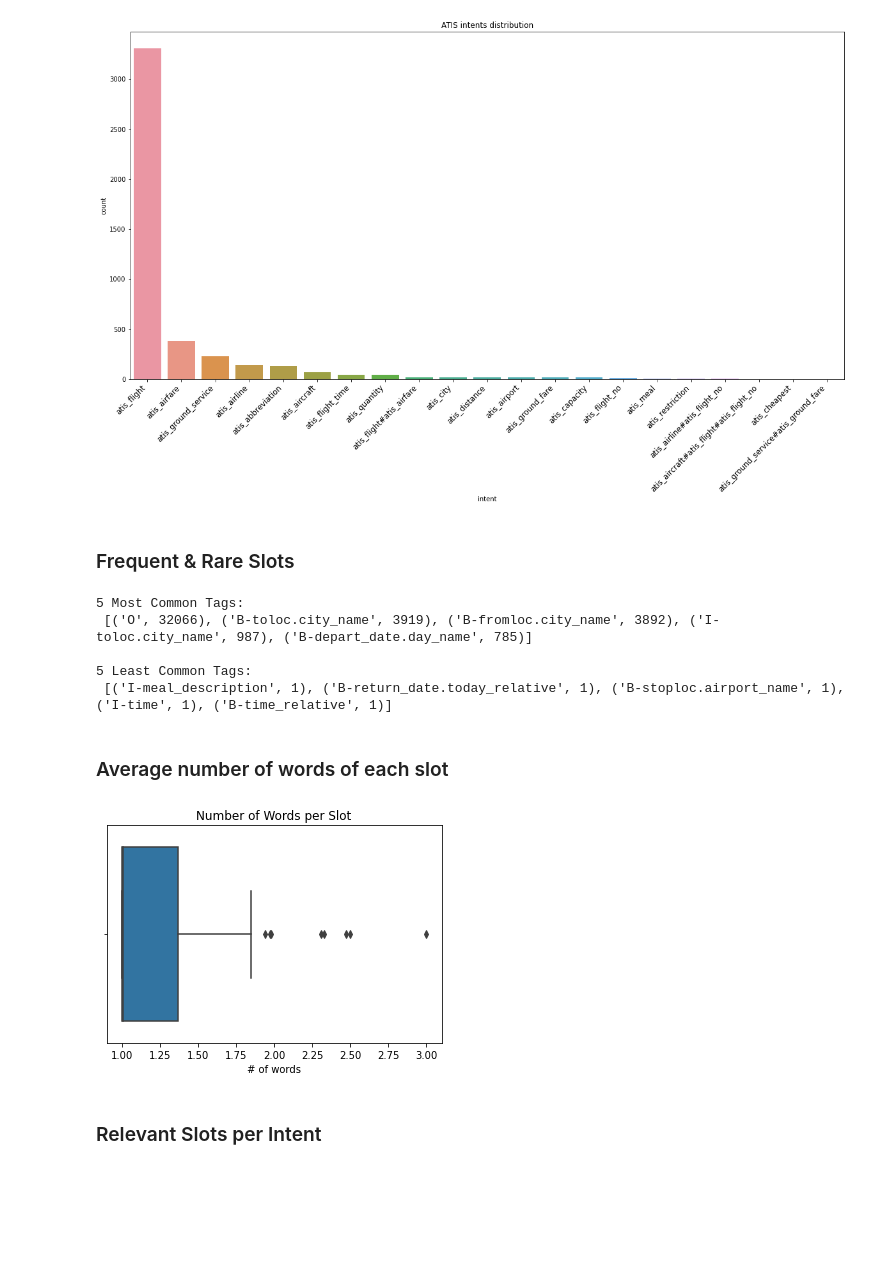
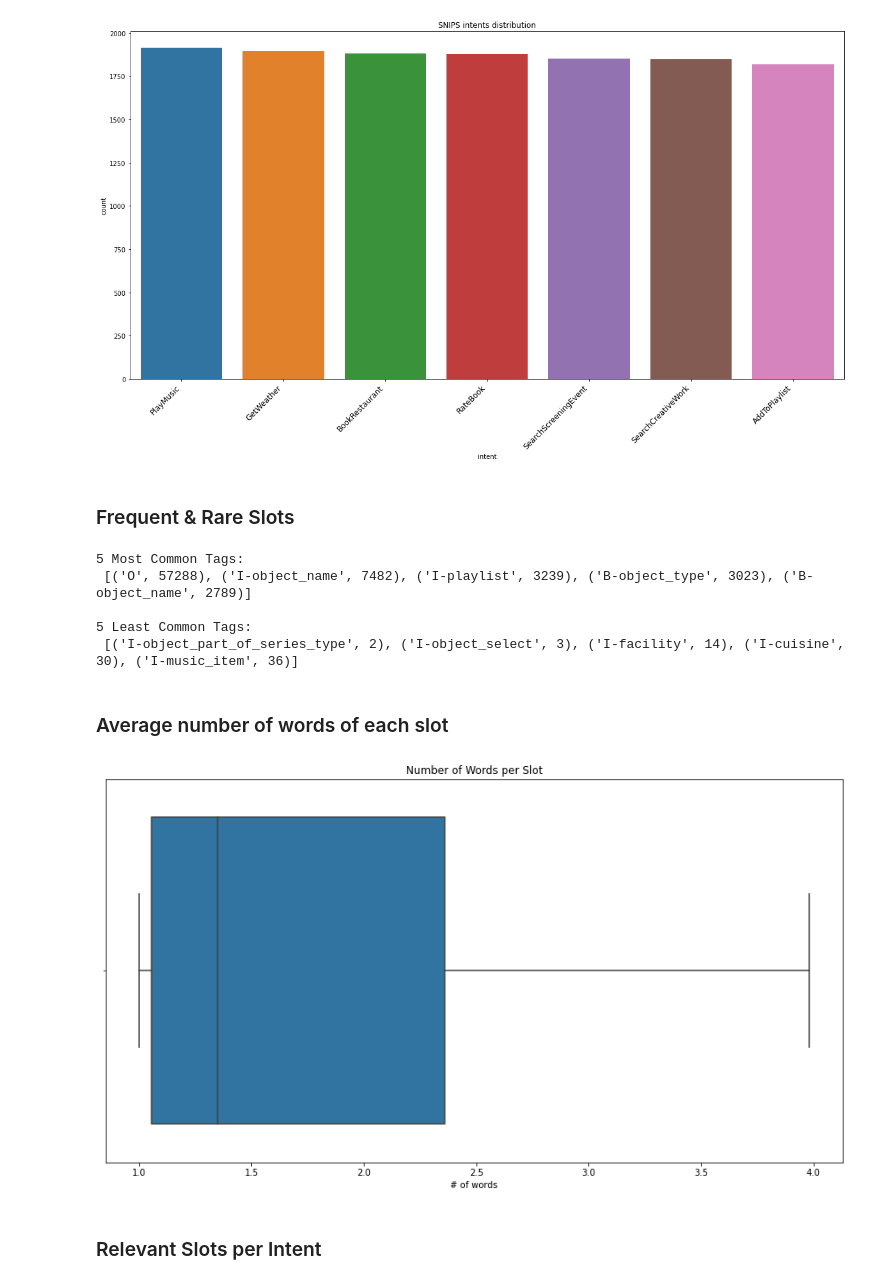
Before and after one commit to tassiasP/Intent_Recognition_and_Slot_Filling-using_BERT_and_Prompting, a Jupyter notebook: eda.ipynb, the cells around one changed output. Cells and saved outputs as stored; diff of their text form; code cells hidden in the pictures; blank space fills up the shorter version.

```diff
--- a/eda.ipynb
+++ b/eda.ipynb
@@ -7,7 +7,7 @@ from collections import Counter, defaultdict
 from reader import Reader
 
 
-DATASET_NAME = 'atis' # change between 'atis' and 'snips'
+DATASET_NAME = 'snips' # change between 'atis' and 'snips'
 reader = Reader(dataset=DATASET_NAME)
 df = reader.construct_df_from_dataset(mode='train')
 df.head()
@@ -36,7 +36,7 @@ chart.set_xticklabels(
 )
 _ = chart.set_title(f"{DATASET_NAME.upper()} intents distribution")
 # %% [output]
-[figure, old version]
+[figure, new version]
 # %% [markdown]
 ### Frequent & Rare Slots
 # %%
@@ -49,37 +49,39 @@ print("5 Most Common Tags:\n", tags_count.most_common(5), "\n")
 print("5 Least Common Tags:\n", tags_count.most_common()[:-6:-1], "\n")
 # %% [output]
 5 Most Common Tags:
- [('O', 32066), ('B-toloc.city_name', 3919), ('B-fromloc.city_name', 3892), ('I-toloc.city_name', 987), ('B-depart_date.day_name', 785)]
+ [('O', 57288), ('I-object_name', 7482), ('I-playlist', 3239), ('B-object_type', 3023), ('B-object_name', 2789)]
 
 5 Least Common Tags:
- [('I-meal_description', 1), ('B-return_date.today_relative', 1), ('B-stoploc.airport_name', 1), ('I-time', 1), ('B-time_relative', 1)]
+ [('I-object_part_of_series_type', 2), ('I-object_select', 3), ('I-facility', 14), ('I-cuisine', 30), ('I-music_item', 36)]
 # %% [markdown]
 ### Average number of words of each slot
 # %%
 # Find the average number of words for each slot
 tag_word_length = {}
 for tag in tags_count.keys():
     if tag.startswith('B-'):
         begin_tag_count = tags_count[tag]
         try:
             inside_tag_count = tags_count[f"I-{tag[2:]}"]
         except KeyError:
             continue
 
         if inside_tag_count == 0:
             tag_word_length[tag[2:]] = 1
             continue
 
         tag_word_length[tag[2:]] = round(1 + inside_tag_count / begin_tag_count, 2)
 
 # print("Average words per Slot Tag:")
 # tag_word_length
 
+plt.figure(figsize=(15, 8))
+
 chart = sns.boxplot(x=list(tag_word_length.values()))
 chart.set_xlabel("# of words")
 _ = chart.set_title("Number of Words per Slot")
 # %% [output]
-[figure, old version]
+[figure, new version]
 # %% [markdown]
 ### Relevant Slots per Intent
 # %%
```
Also changed, not shown: parts of 6 cells of this notebook.
